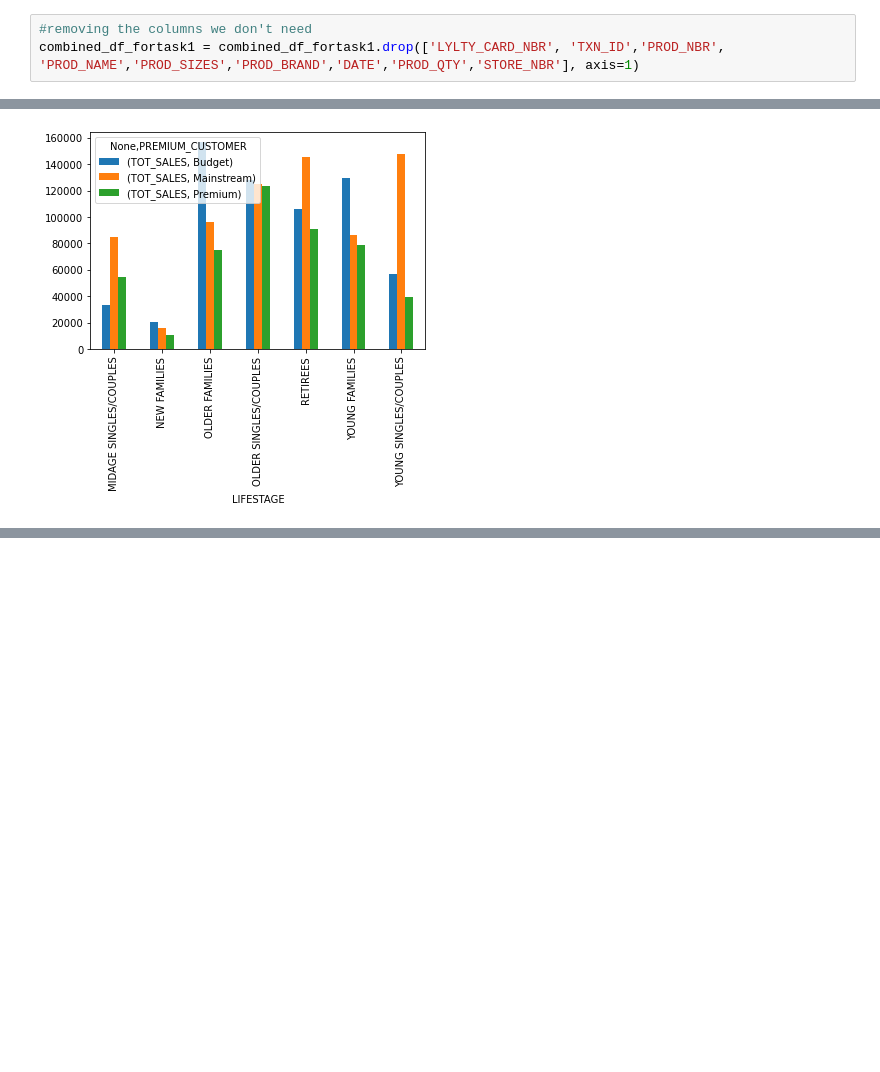
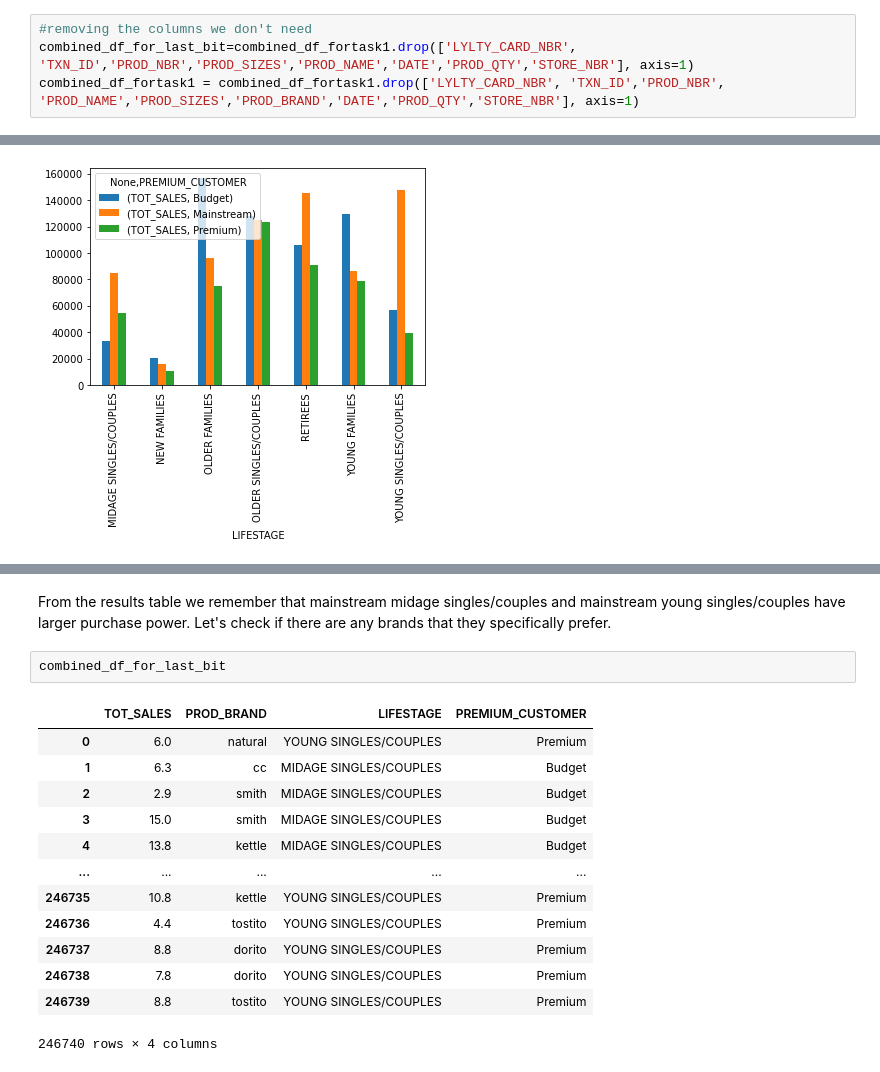
Before and after one commit to NisanBaysal/chipData, a Jupyter notebook: Desktop/github projects/chipDataAnalysis/ChipAnalysis.ipynb, the cells around one changed output, grey strips where cells are left out. Saved outputs shown, nothing was run; the diff lists cells and outputs as text; blank space fills up the shorter version.

```diff
--- a/Desktop/github projects/chipDataAnalysis/ChipAnalysis.ipynb
+++ b/Desktop/github projects/chipDataAnalysis/ChipAnalysis.ipynb
@@ -372,6 +375,7 @@ combined_df.to_csv('combined_df_for_task2.csv', index=True)
 combined_df_fortask1=combined_df
 # %%
 #removing the columns we don't need
+combined_df_for_last_bit=combined_df_fortask1.drop(['LYLTY_CARD_NBR', 'TXN_ID','PROD_NBR','PROD_SIZES','PROD_NAME','DATE','PROD_QTY','STORE_NBR'], axis=1)
 combined_df_fortask1 = combined_df_fortask1.drop(['LYLTY_CARD_NBR', 'TXN_ID','PROD_NBR', 'PROD_NAME','PROD_SIZES','PROD_BRAND','DATE','PROD_QTY','STORE_NBR'], axis=1)
 # %%
 combined_df_fortask1
@@ -482,0 +514,18 @@ There we go we can see that the reason older singles/couples, retirees and older
+# %% [markdown]
+From the results table we remember that mainstream midage singles/couples and mainstream young singles/couples have larger purchase power. Let's check if there are any brands that they specifically prefer.
+# %%
+combined_df_for_last_bit
+# %% [output]
+|  | TOT_SALES | PROD_BRAND | LIFESTAGE | PREMIUM_CUSTOMER |
+| 0 | 6.0 | natural | YOUNG SINGLES/COUPLES | Premium |
+| 1 | 6.3 | cc | MIDAGE SINGLES/COUPLES | Budget |
+| 2 | 2.9 | smith | MIDAGE SINGLES/COUPLES | Budget |
+| 3 | 15.0 | smith | MIDAGE SINGLES/COUPLES | Budget |
+| 4 | 13.8 | kettle | MIDAGE SINGLES/COUPLES | Budget |
+| ... | ... | ... | ... | ... |
+| 246735 | 10.8 | kettle | YOUNG SINGLES/COUPLES | Premium |
+| 246736 | 4.4 | tostito | YOUNG SINGLES/COUPLES | Premium |
+| 246737 | 8.8 | dorito | YOUNG SINGLES/COUPLES | Premium |
+| 246738 | 7.8 | dorito | YOUNG SINGLES/COUPLES | Premium |
+| 246739 | 8.8 | tostito | YOUNG SINGLES/COUPLES | Premium |
+246740 rows × 4 columns
```
Also changed, not shown: parts of 27 cells of this notebook.
